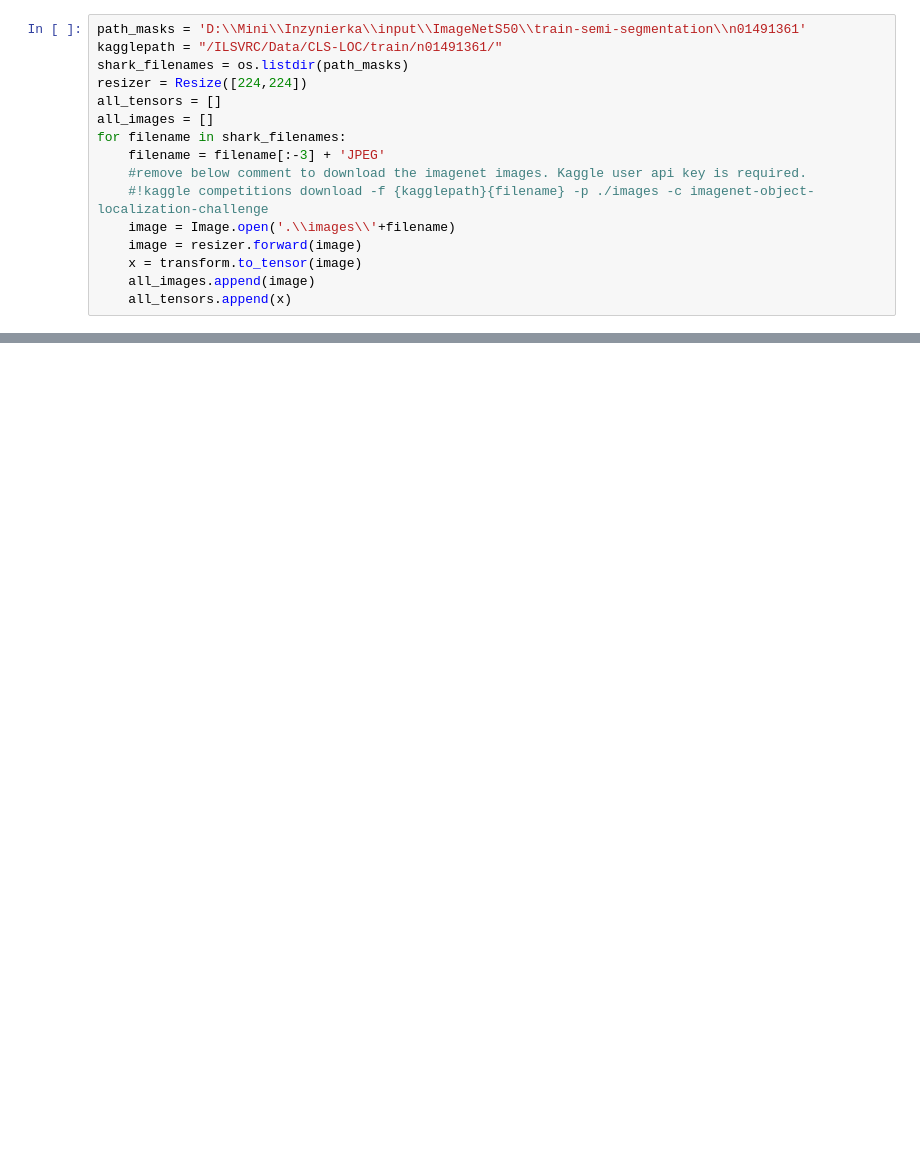
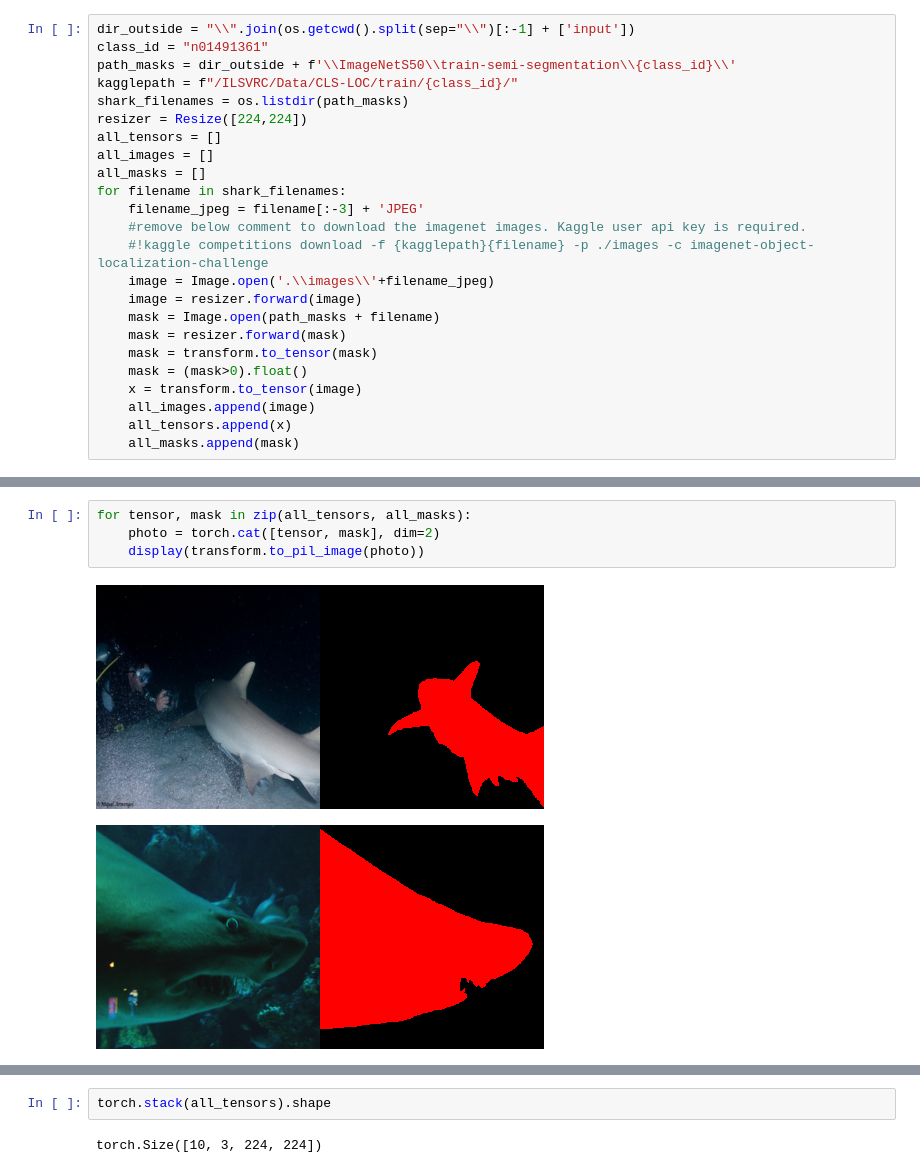
Before and after one commit to MattS0000/XAI_ensemblings_BS_MS, a Jupyter notebook: Functionalities_showcase.ipynb, the cells around one changed output, grey strips where cells are left out. Saved outputs shown, nothing was run; the diff lists cells and outputs as text; blank space fills up the shorter version.

```diff
--- a/Functionalities_showcase.ipynb
+++ b/Functionalities_showcase.ipynb
@@ -8,16 +10,24 @@ from PIL import Image
 # %%
-path_masks = 'D:\\Mini\\Inzynierka\\input\\ImageNetS50\\train-semi-segmentation\\n01491361'
-kagglepath = "/ILSVRC/Data/CLS-LOC/train/n01491361/"
+dir_outside = "\\".join(os.getcwd().split(sep="\\")[:-1] + ['input'])
+class_id = "n01491361"
+path_masks = dir_outside + f'\\ImageNetS50\\train-semi-segmentation\\{class_id}\\'
+kagglepath = f"/ILSVRC/Data/CLS-LOC/train/{class_id}/"
 shark_filenames = os.listdir(path_masks)
 resizer = Resize([224,224])
 all_tensors = []
 all_images = []
+all_masks = []
 for filename in shark_filenames:
-    filename = filename[:-3] + 'JPEG'
+    filename_jpeg = filename[:-3] + 'JPEG'
     #remove below comment to download the imagenet images. Kaggle user api key is required.
     #!kaggle competitions download -f {kagglepath}{filename} -p ./images -c imagenet-object-localization-challenge
-    image = Image.open('.\\images\\'+filename)
+    image = Image.open('.\\images\\'+filename_jpeg)
     image = resizer.forward(image)
+    mask = Image.open(path_masks + filename)
+    mask = resizer.forward(mask)
+    mask = transform.to_tensor(mask)
+    mask = (mask>0).float()
     x = transform.to_tensor(image)
     all_images.append(image)
     all_tensors.append(x)
+    all_masks.append(mask)
@@ -37,0 +34,7 @@ for i in all_images:
+# %%
+for tensor, mask in zip(all_tensors, all_masks):
+    photo = torch.cat([tensor, mask], dim=2)
+    display(transform.to_pil_image(photo))
+# %% [output]
+[figure, added]
+[figure, added]
@@ -37,0 +49,4 @@ for i in all_images:
+# %%
+torch.stack(all_tensors).shape
+# %% [output]
+torch.Size([10, 3, 224, 224])
```
Also changed, not shown: parts of 4 cells of this notebook, 3 other files.
